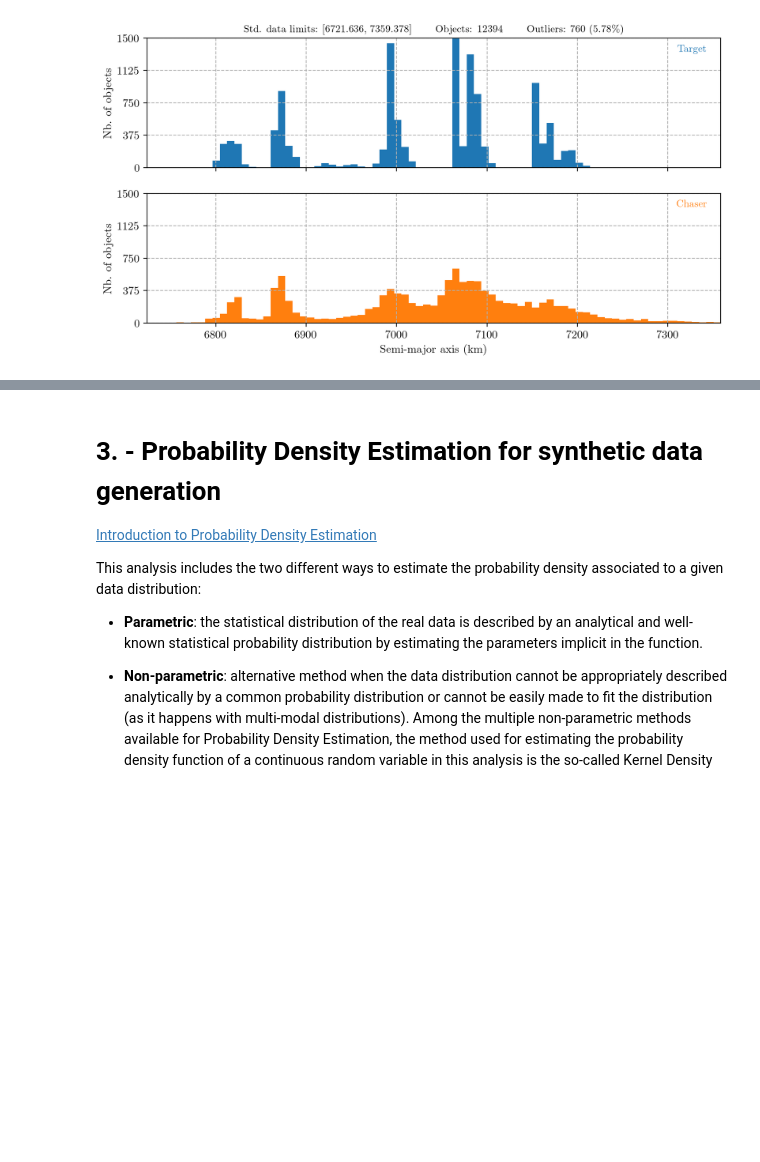
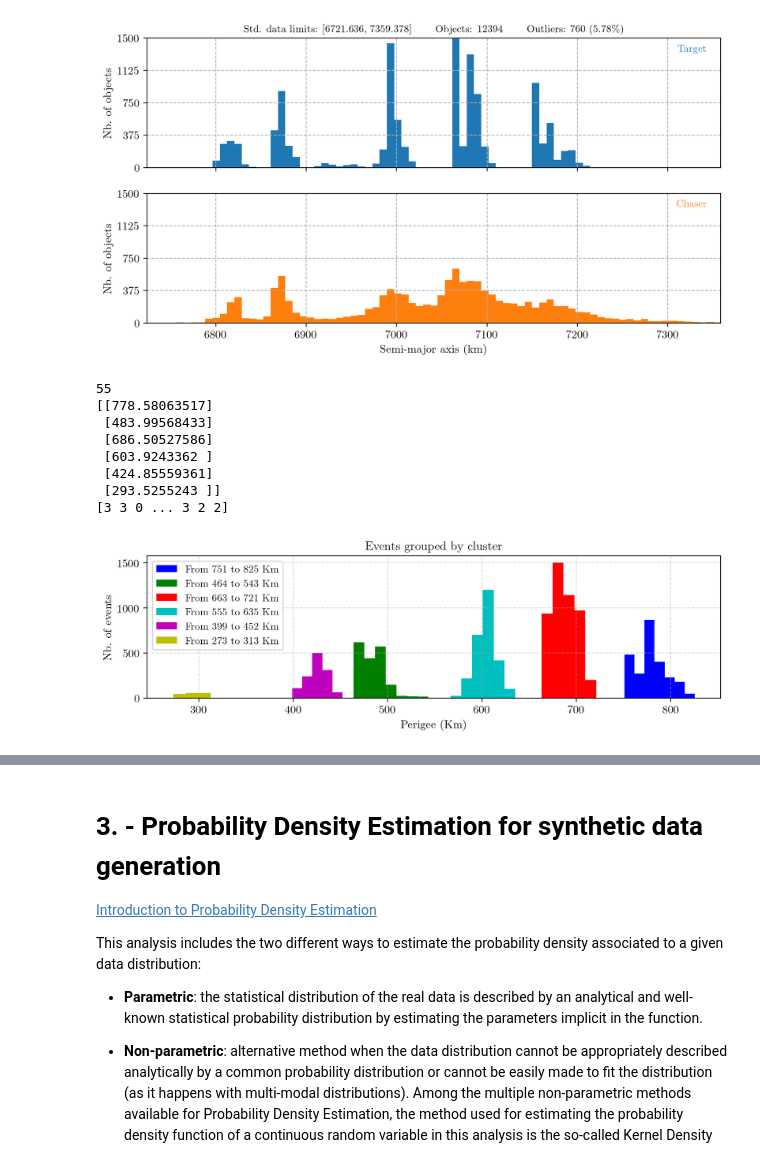
Before and after one commit to JJavierRosales/scapy, a Jupyter notebook: notebooks/Kelvins - Collision Avoidance Challenge + EDA.ipynb, the cells around one changed output, grey strips where cells are left out. Saved outputs shown, nothing was run; the diff lists cells and outputs as text; code cells hidden in the pictures; blank space fills up the shorter version.

Commit message:
Add data distribution clustering to EDA
This commit adds the data distribution clustering using KMeans from
Scikit-learn in order to make it easier the generation of synthetic
data by batches.

```diff
--- a/notebooks/Kelvins - Collision Avoidance Challenge + EDA.ipynb
+++ b/notebooks/Kelvins - Collision Avoidance Challenge + EDA.ipynb
@@ -357,3 +359,46 @@ for eType, eName in keColumns.items():
 [figure]
 [figure]
 [figure]
+# %%
+from sklearn.cluster import KMeans
+
+colors = ['b', 'g', 'r', 'c', 'm', 'y', 'k']
+
+
+data = np.array(df_lastCDM['t_h_per']).reshape(-1, 1)
+bins = nbins(data, 'fd')
+print(bins)
+
+clusters = np.zeros([len(data),2])
+
+model  = KMeans(n_clusters=6, random_state=0)
+clustering = model.fit(data)
+print(clustering.cluster_centers_)
+print(clustering.labels_)
+
+# Display plot
+plt.figure(figsize=(10,2.5))
+for i in range(6):
+
+    sub_data = data[clustering.labels_==i]
+    label = 'From {:.0f} to {:.0f} Km'.format(np.min(sub_data), np.max(sub_data))
+    sub_bins = math.floor(bins*(max(sub_data)-min(sub_data))/(max(data)-min(data)))
+
+    plt.hist(sub_data, bins = sub_bins, label = label, color = colors[i])
+
+plt.title(r'Events grouped by cluster', fontsize=12)
+plt.xlabel(r'Perigee (Km)')
+plt.ylabel(r'Nb. of events')
+plt.grid(True, linestyle="dashed", alpha=0.5)
+plt.legend(loc="upper left", fontsize=10)
+plt.show()
+# %% [output]
+55
+[[778.58063517]
+ [483.99568433]
+ [686.50527586]
+ [603.9243362 ]
+ [424.85559361]
+ [293.5255243 ]]
+[3 3 0 ... 3 2 2]
+[figure, added]
```
Also changed, not shown: parts of 18 cells of this notebook.
